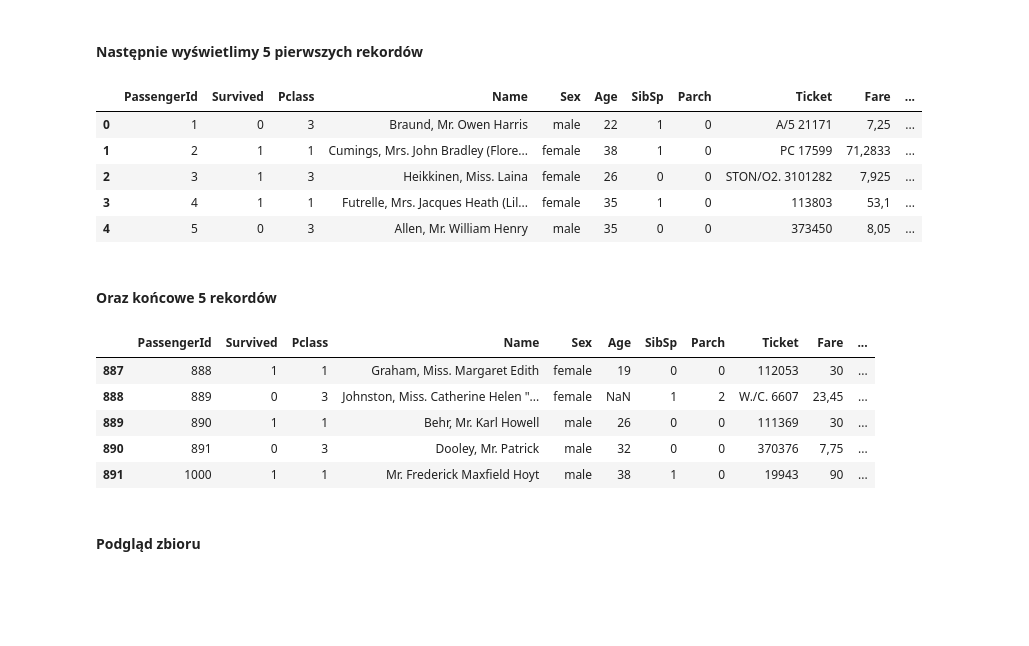
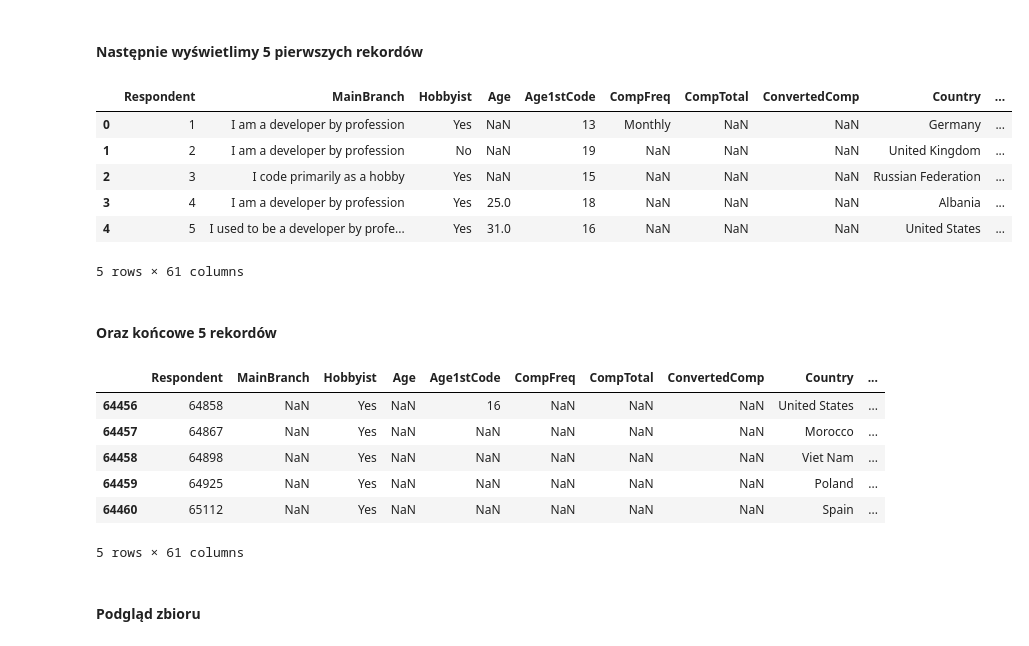
Before and after one commit to Tahimari/siwb_lab_4, a Jupyter notebook: stackoverflow_survey_data_analysis.ipynb, the cells around one changed output. Cells and saved outputs as stored; diff of their text form; code cells hidden in the pictures; blank space fills up the shorter version.

```diff
--- a/stackoverflow_survey_data_analysis.ipynb
+++ b/stackoverflow_survey_data_analysis.ipynb
@@ -23,3 +13,23 @@ data = pd.read_table('./data/survey_results_public.csv', sep=',', header=0)
+# %%
+# Przygotowanie danych
+import pandas as pd
+import numpy as np
+
+# Wizualizacja
+import seaborn as sns
+import matplotlib.pyplot as plt
+%matplotlib inline
+
+# Klasyfikacja
+from sklearn.tree import DecisionTreeClassifier
+from sklearn.model_selection import cross_val_score
+
+# Scieżki do plików (dane, schemat)
+data_file_name = './data/survey_results_public.csv'
+schema_file_name = './data/survey_results_schema.csv'
+
+# Załadowanie zbioru
+data_raw = pd.read_csv(data_file_name, sep=',', header=0)
 # %% [markdown]
 #### Następnie przyjrzmy się atrybutom które występują w zbiorze danych
 # %%
@@ -31,25 +55,27 @@ Index(['PassengerId', 'Survived', 'Pclass', 'Name', 'Sex', 'Age', 'SibSp',
 # %% [markdown]
 #### Następnie wyświetlimy 5 pierwszych rekordów
 # %%
-data.head()
+data_raw.head()
 # %% [output]
-|  | PassengerId | Survived | Pclass | Name | Sex | Age | SibSp | Parch | Ticket | Fare | ... |
-| 0 | 1 | 0 | 3 | Braund, Mr. Owen Harris | male | 22 | 1 | 0 | A/5 21171 | 7,25 | ... |
-| 1 | 2 | 1 | 1 | Cumings, Mrs. John Bradley (Flore... | female | 38 | 1 | 0 | PC 17599 | 71,2833 | ... |
-| 2 | 3 | 1 | 3 | Heikkinen, Miss. Laina | female | 26 | 0 | 0 | STON/O2. 3101282 | 7,925 | ... |
-| 3 | 4 | 1 | 1 | Futrelle, Mrs. Jacques Heath (Lil... | female | 35 | 1 | 0 | 113803 | 53,1 | ... |
-| 4 | 5 | 0 | 3 | Allen, Mr. William Henry | male | 35 | 0 | 0 | 373450 | 8,05 | ... |
+|  | Respondent | MainBranch | Hobbyist | Age | Age1stCode | CompFreq | CompTotal | ConvertedComp | Country | ... |
+| 0 | 1 | I am a developer by profession | Yes | NaN | 13 | Monthly | NaN | NaN | Germany | ... |
+| 1 | 2 | I am a developer by profession | No | NaN | 19 | NaN | NaN | NaN | United Kingdom | ... |
+| 2 | 3 | I code primarily as a hobby | Yes | NaN | 15 | NaN | NaN | NaN | Russian Federation | ... |
+| 3 | 4 | I am a developer by profession | Yes | 25.0 | 18 | NaN | NaN | NaN | Albania | ... |
+| 4 | 5 | I used to be a developer by profe... | Yes | 31.0 | 16 | NaN | NaN | NaN | United States | ... |
+5 rows × 61 columns
 # %% [markdown]
 #### Oraz końcowe 5 rekordów
 # %%
-data.tail()
+data_raw.tail()
 # %% [output]
-|  | PassengerId | Survived | Pclass | Name | Sex | Age | SibSp | Parch | Ticket | Fare | ... |
-| 887 | 888 | 1 | 1 | Graham, Miss. Margaret Edith | female | 19 | 0 | 0 | 112053 | 30 | ... |
-| 888 | 889 | 0 | 3 | Johnston, Miss. Catherine Helen "... | female | NaN | 1 | 2 | W./C. 6607 | 23,45 | ... |
-| 889 | 890 | 1 | 1 | Behr, Mr. Karl Howell | male | 26 | 0 | 0 | 111369 | 30 | ... |
-| 890 | 891 | 0 | 3 | Dooley, Mr. Patrick | male | 32 | 0 | 0 | 370376 | 7,75 | ... |
-| 891 | 1000 | 1 | 1 | Mr. Frederick Maxfield Hoyt | male | 38 | 1 | 0 | 19943 | 90 | ... |
+|  | Respondent | MainBranch | Hobbyist | Age | Age1stCode | CompFreq | CompTotal | ConvertedComp | Country | ... |
+| 64456 | 64858 | NaN | Yes | NaN | 16 | NaN | NaN | NaN | United States | ... |
+| 64457 | 64867 | NaN | Yes | NaN | NaN | NaN | NaN | NaN | Morocco | ... |
+| 64458 | 64898 | NaN | Yes | NaN | NaN | NaN | NaN | NaN | Viet Nam | ... |
+| 64459 | 64925 | NaN | Yes | NaN | NaN | NaN | NaN | NaN | Poland | ... |
+| 64460 | 65112 | NaN | Yes | NaN | NaN | NaN | NaN | NaN | Spain | ... |
+5 rows × 61 columns
 # %% [markdown]
 #### Podgląd zbioru
 # %%
```
Also changed, not shown: parts of 56 cells of this notebook, 1 other file.
